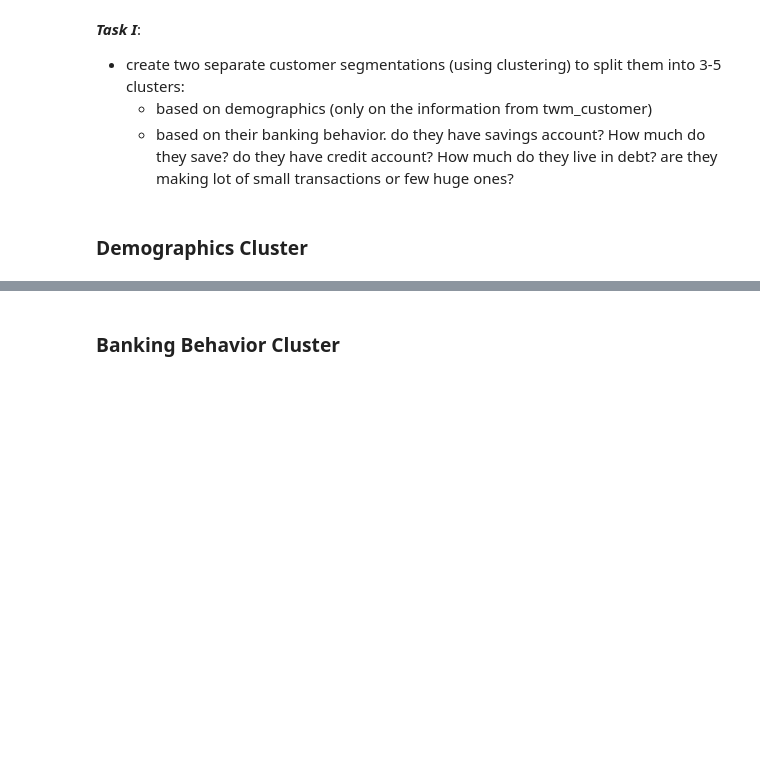
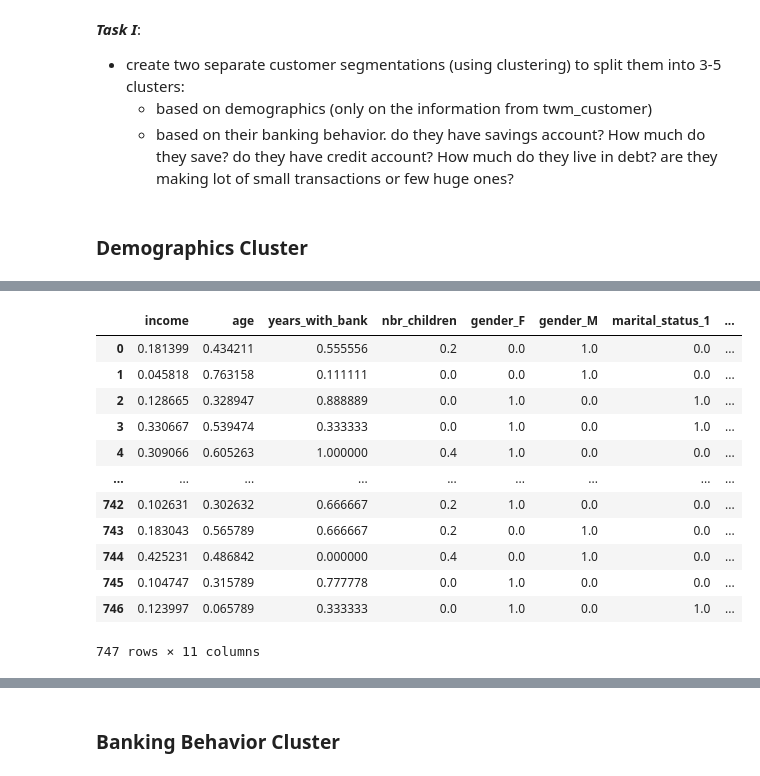
Before and after one commit to OliviaHan7/mini_project_III, a Jupyter notebook: mini-project-III.ipynb, the cells around one changed output, grey strips where cells are left out. Saved outputs shown, nothing was run; the diff lists cells and outputs as text; code cells hidden in the pictures; blank space fills up the shorter version.

```diff
--- a/mini-project-III.ipynb
+++ b/mini-project-III.ipynb
@@ -20,0 +140,22 @@ from sklearn.decomposition import PCA
+# %%
+#number of clusters to be taken as 4
+
+encode_scaled['clusters']= KMeans(n_clusters=4, # how many clusters we expected
+            n_init=10, # how many initial runs
+            random_state=0).fit_predict(encode_scaled)
+
+encode_scaled
+# %% [output]
+|  | income | age | years_with_bank | nbr_children | gender_F | gender_M | marital_status_1 | ... |
+| 0 | 0.181399 | 0.434211 | 0.555556 | 0.2 | 0.0 | 1.0 | 0.0 | ... |
+| 1 | 0.045818 | 0.763158 | 0.111111 | 0.0 | 0.0 | 1.0 | 0.0 | ... |
+| 2 | 0.128665 | 0.328947 | 0.888889 | 0.0 | 1.0 | 0.0 | 1.0 | ... |
+| 3 | 0.330667 | 0.539474 | 0.333333 | 0.0 | 1.0 | 0.0 | 1.0 | ... |
+| 4 | 0.309066 | 0.605263 | 1.000000 | 0.4 | 1.0 | 0.0 | 0.0 | ... |
+| ... | ... | ... | ... | ... | ... | ... | ... | ... |
+| 742 | 0.102631 | 0.302632 | 0.666667 | 0.2 | 1.0 | 0.0 | 0.0 | ... |
+| 743 | 0.183043 | 0.565789 | 0.666667 | 0.2 | 0.0 | 1.0 | 0.0 | ... |
+| 744 | 0.425231 | 0.486842 | 0.000000 | 0.4 | 0.0 | 1.0 | 0.0 | ... |
+| 745 | 0.104747 | 0.315789 | 0.777778 | 0.0 | 1.0 | 0.0 | 0.0 | ... |
+| 746 | 0.123997 | 0.065789 | 0.333333 | 0.0 | 1.0 | 0.0 | 1.0 | ... |
+747 rows × 11 columns
```
Also changed, not shown: parts of 13 cells of this notebook.
